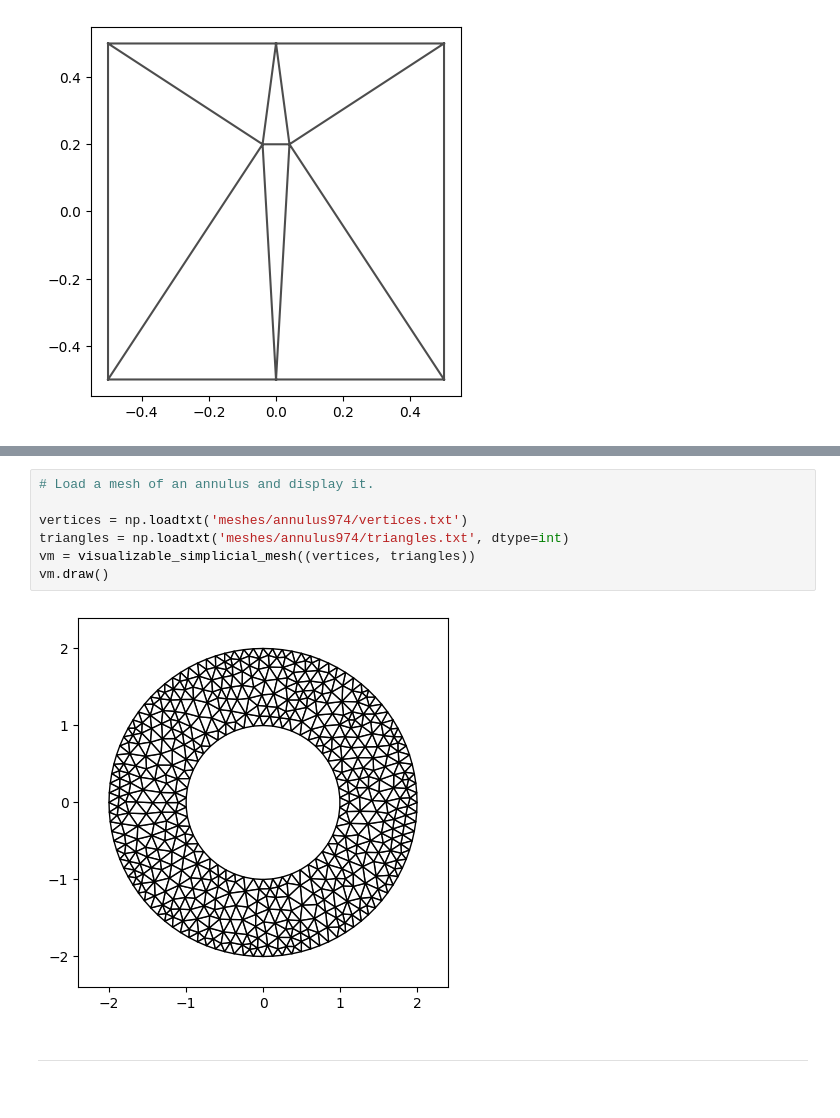
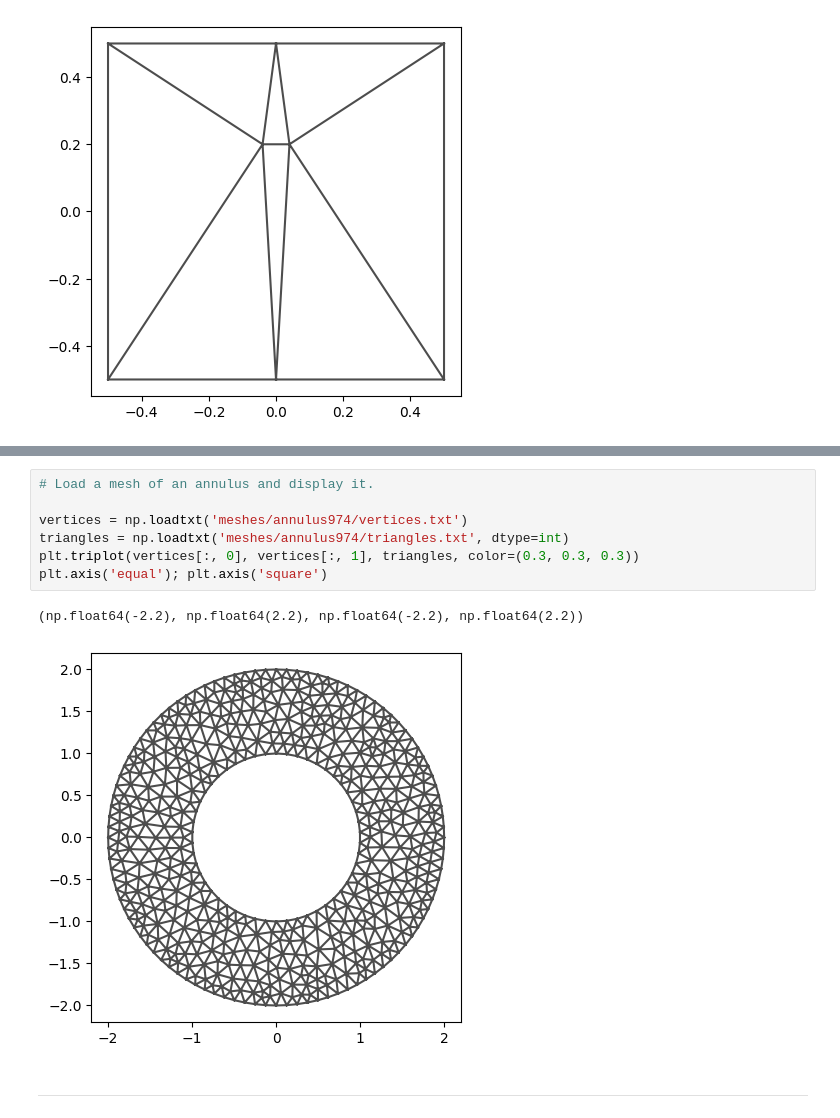
Before and after one commit to discrete-exterior-calculus/dec-icts-2025, a Jupyter notebook: PyDEC-intro.ipynb, the cells around one changed output, grey strips where cells are left out. Saved outputs shown, nothing was run; the diff lists cells and outputs as text.

```diff
--- a/PyDEC-intro.ipynb
+++ b/PyDEC-intro.ipynb
@@ -79,12 +61,13 @@ vm.draw()
 # %%
 # Load a mesh of an annulus and display it.
 
 vertices = np.loadtxt('meshes/annulus974/vertices.txt')
 triangles = np.loadtxt('meshes/annulus974/triangles.txt', dtype=int)
-vm = visualizable_simplicial_mesh((vertices, triangles))
-vm.draw()
+plt.triplot(vertices[:, 0], vertices[:, 1], triangles, color=(0.3, 0.3, 0.3))
+plt.axis('equal'); plt.axis('square')
 # %% [output]
+(np.float64(-2.2), np.float64(2.2), np.float64(-2.2), np.float64(2.2))
-[figure, old version]
+[figure, new version]
 # %% [markdown]
 ---
 # %% [markdown]
```
Also changed, not shown: parts of 26 cells of this notebook.
